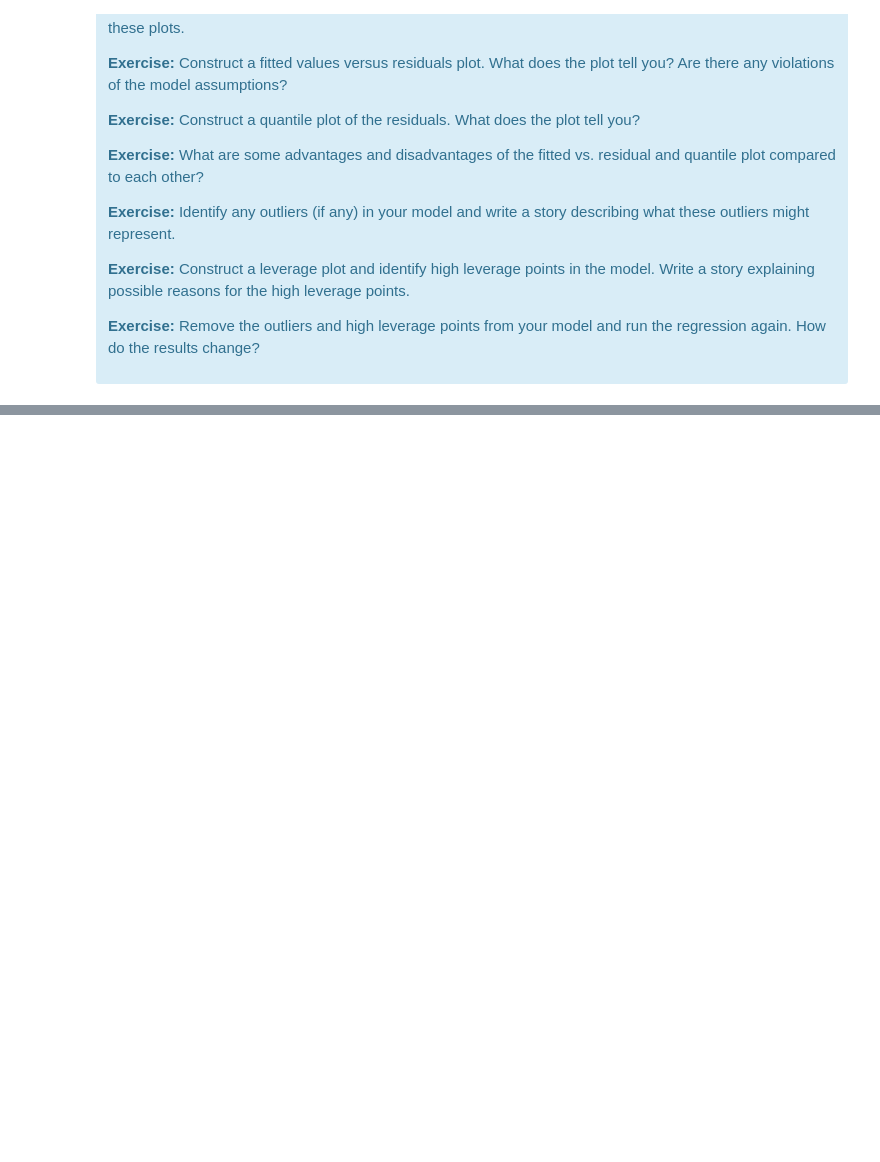
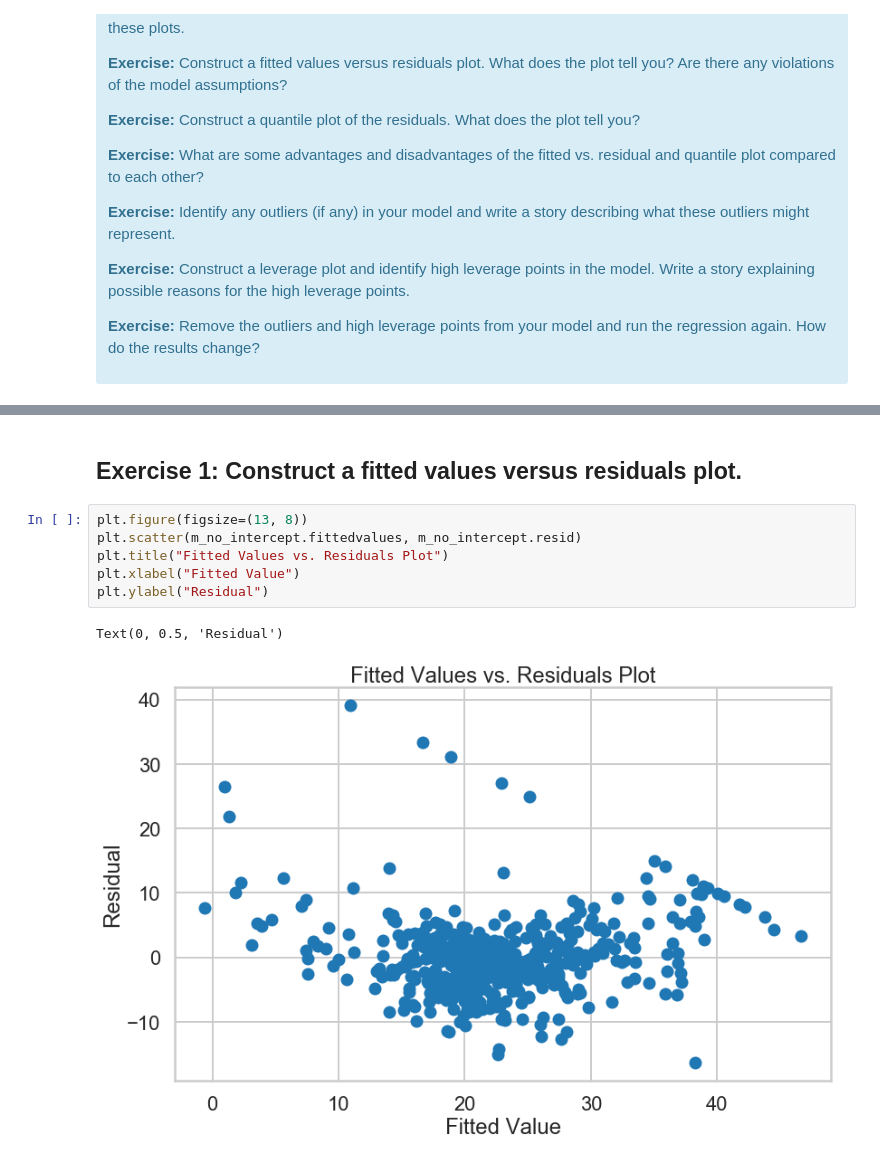
Before and after one commit to gyamane/Springboard, a Jupyter notebook: mini-projects/linear_regression/Mini_Project_Linear_Regression.ipynb, the cells around one changed output, grey strips where cells are left out. Drawn from its saved outputs; the diff is of its cells as text; blank space fills up the shorter version.

```diff
--- a/mini-projects/linear_regression/Mini_Project_Linear_Regression.ipynb
+++ b/mini-projects/linear_regression/Mini_Project_Linear_Regression.ipynb
@@ -1000,0 +1024,11 @@ There are some other issues that are important investigate with linear regressio
+# %% [markdown]
+## Exercise 1: Construct a fitted values versus residuals plot.
+# %%
+plt.figure(figsize=(13, 8))
+plt.scatter(m_no_intercept.fittedvalues, m_no_intercept.resid)
+plt.title("Fitted Values vs. Residuals Plot")
+plt.xlabel("Fitted Value")
+plt.ylabel("Residual")
+# %% [output]
+Text(0, 0.5, 'Residual')
+[figure, added]
```
Also changed, not shown: parts of 33 cells of this notebook.
